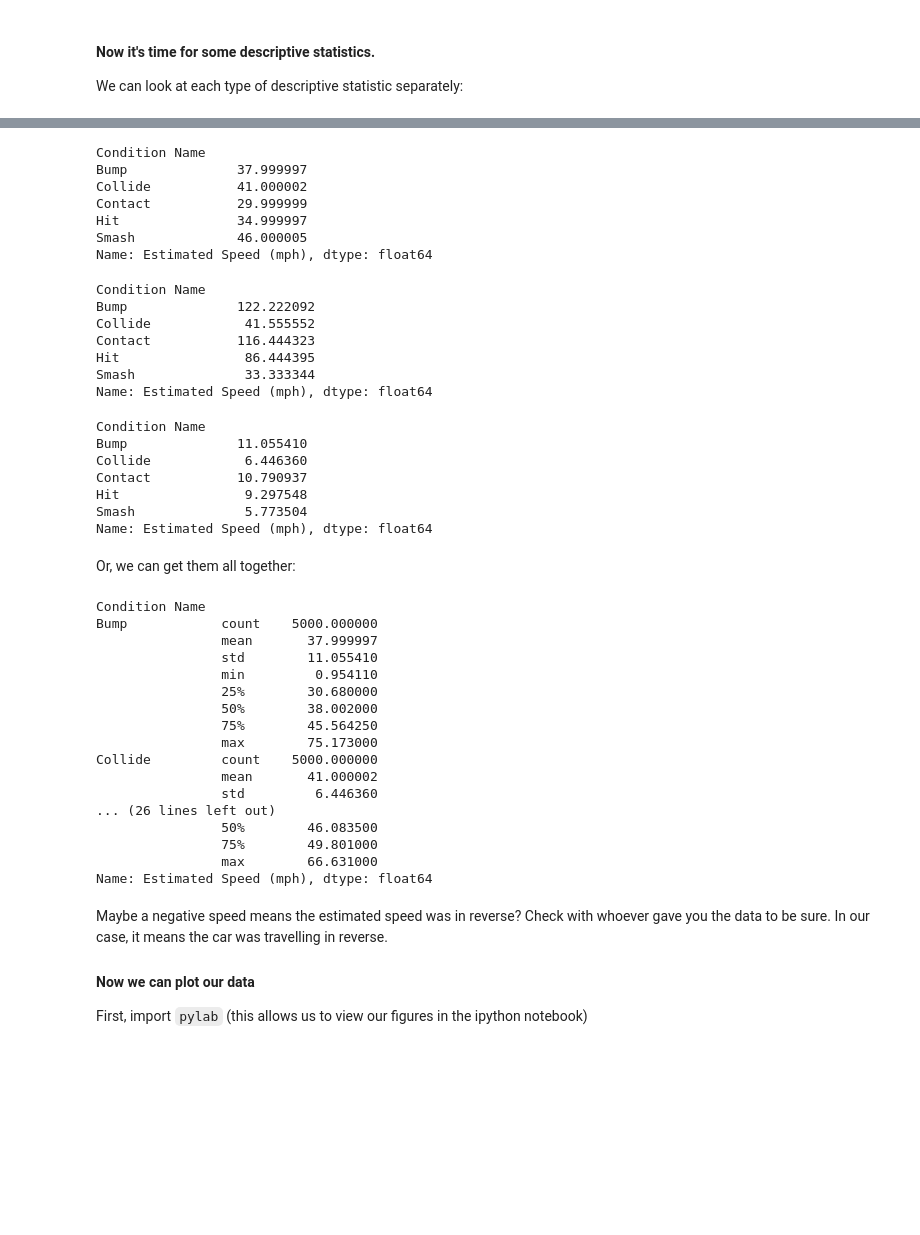
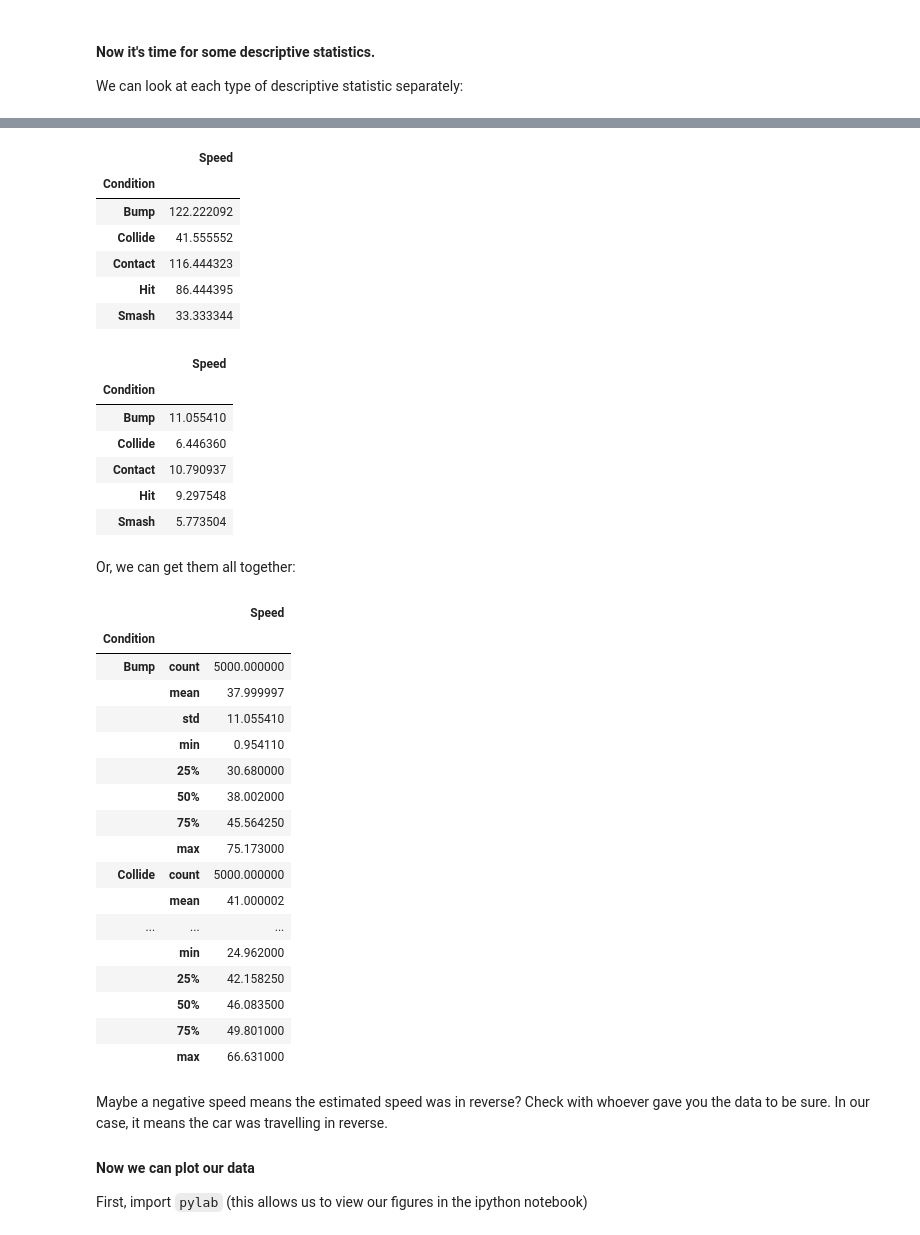
Before and after one commit to swcarpentry/DEPRECATED-bc, a Jupyter notebook: example/loftus/Loftus_example.ipynb, the cells around one changed output, grey strips where cells are left out. Cells and saved outputs as stored; diff of their text form; code cells hidden in the pictures; blank space fills up the shorter version.

```diff
--- a/example/loftus/Loftus_example.ipynb
+++ b/example/loftus/Loftus_example.ipynb
@@ -261,55 +250,46 @@ data.groupby('Condition Name').mean()
-# %%
-data.groupby('Condition Name').mean()['Estimated Speed (mph)']
-# %% [output]
-Condition Name
-Bump              37.999997
-Collide           41.000002
-Contact           29.999999
-Hit               34.999997
-Smash             46.000005
-Name: Estimated Speed (mph), dtype: float64
 # %%
-data.groupby('Condition Name').var()['Estimated Speed (mph)']
+speed_data.groupby('Condition').var()
 # %% [output]
-Condition Name
-Bump              122.222092
-Collide            41.555552
-Contact           116.444323
-Hit                86.444395
-Smash              33.333344
-Name: Estimated Speed (mph), dtype: float64
+|  | Speed |
+| Condition |  |
+| Bump | 122.222092 |
+| Collide | 41.555552 |
+| Contact | 116.444323 |
+| Hit | 86.444395 |
+| Smash | 33.333344 |
 # %%
-data.groupby('Condition Name').std()['Estimated Speed (mph)']
+speed_data.groupby('Condition').std()
 # %% [output]
-Condition Name
-Bump              11.055410
-Collide            6.446360
-Contact           10.790937
-Hit                9.297548
-Smash              5.773504
-Name: Estimated Speed (mph), dtype: float64
+|  | Speed |
+| Condition |  |
+| Bump | 11.055410 |
+| Collide | 6.446360 |
+| Contact | 10.790937 |
+| Hit | 9.297548 |
+| Smash | 5.773504 |
 # %% [markdown]
 Or, we can get them all together:
 # %%
-data.groupby('Condition Name').describe()['Estimated Speed (mph)']
+speed_data.groupby('Condition').describe()
 # %% [output]
-Condition Name
-Bump            count    5000.000000
-                mean       37.999997
-                std        11.055410
-                min         0.954110
-                25%        30.680000
-                50%        38.002000
-                75%        45.564250
-                max        75.173000
-Collide         count    5000.000000
-                mean       41.000002
-                std         6.446360
-... (26 lines left out)
-                50%        46.083500
-                75%        49.801000
-                max        66.631000
-Name: Estimated Speed (mph), dtype: float64
+|  |  | Speed |
+| Condition |  |  |
+| Bump | count | 5000.000000 |
+|  | mean | 37.999997 |
+|  | std | 11.055410 |
+|  | min | 0.954110 |
+|  | 25% | 30.680000 |
+|  | 50% | 38.002000 |
+|  | 75% | 45.564250 |
+|  | max | 75.173000 |
+| Collide | count | 5000.000000 |
+|  | mean | 41.000002 |
+| ... | ... | ... |
+|  | min | 24.962000 |
+|  | 25% | 42.158250 |
+|  | 50% | 46.083500 |
+|  | 75% | 49.801000 |
+|  | max | 66.631000 |
 # %% [markdown]
 Maybe a negative speed means the estimated speed was in reverse? Check with whoever gave you the data to be sure. In our case, it means the car was travelling in reverse.
 
```
Also changed, not shown: parts of 38 cells of this notebook.
